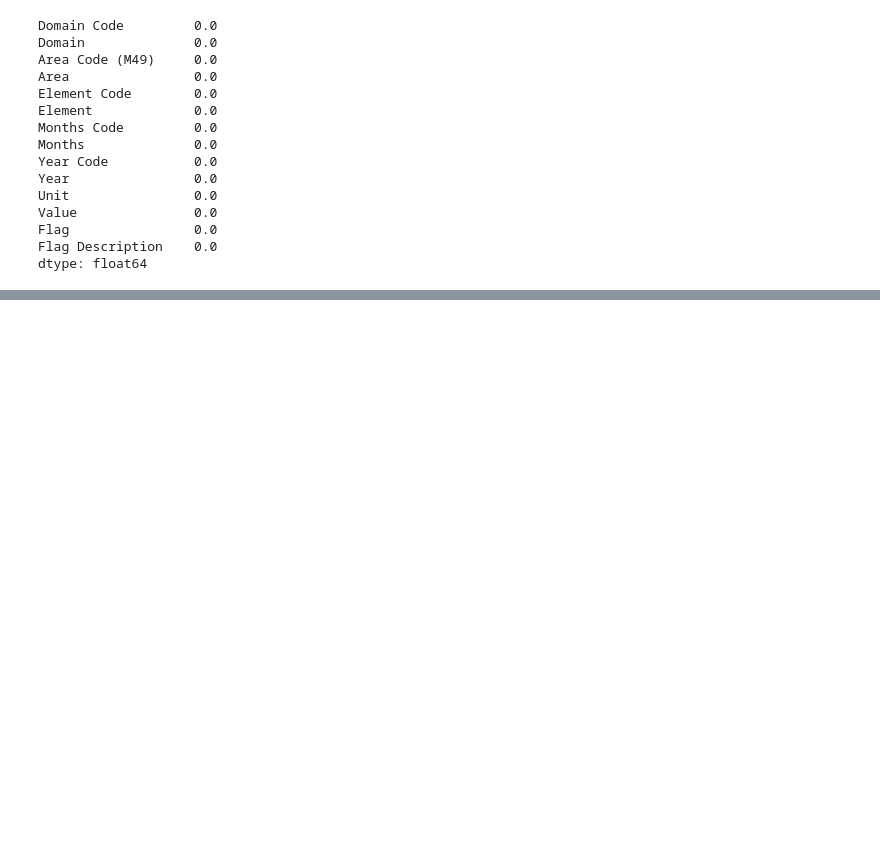
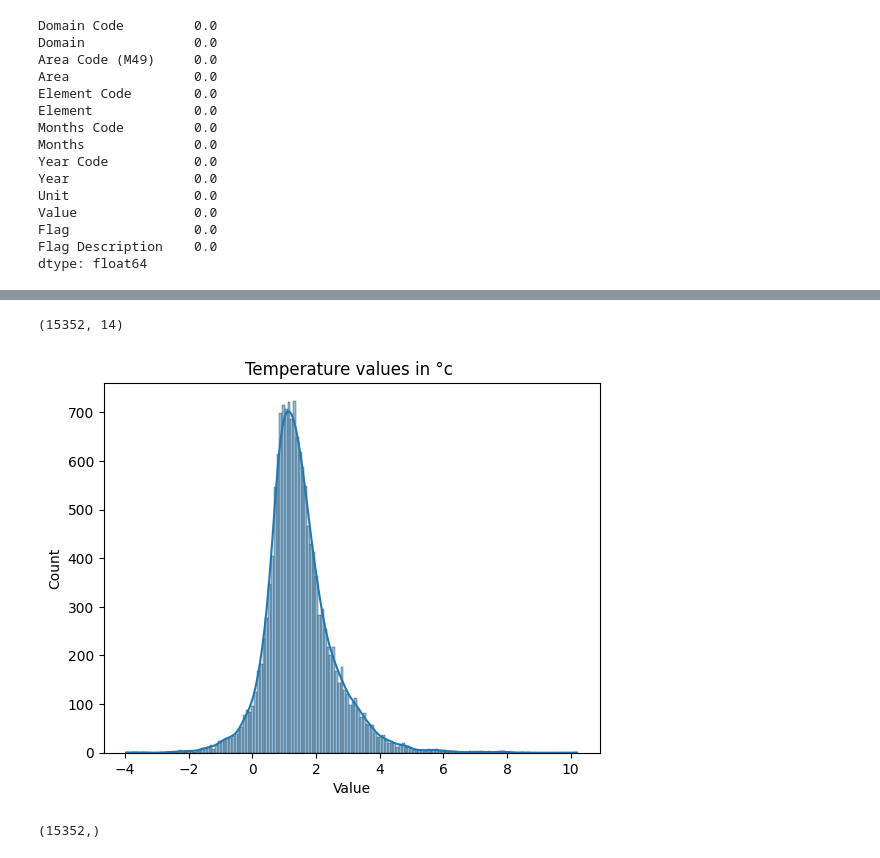
Before and after one commit to JosephRidge/Analysis101, a Jupyter notebook: climate.ipynb, the cells around one changed output, grey strips where cells are left out. Drawn from its saved outputs; the diff is of its cells as text; code cells hidden in the pictures; blank space fills up the shorter version.

```diff
--- a/climate.ipynb
+++ b/climate.ipynb
@@ -165,0 +285,3 @@ dtype: float64
+# %%
+#load
+climate_large_df = pd.read_csv('data/FAOSTAT_data_en_3-11-2026_large.csv')
@@ -165,0 +306,2 @@ dtype: float64
+# %%
+cleaned_climate_large_df = climate_large_df.dropna(axis=0)
@@ -165,0 +326,17 @@ dtype: float64
+# %%
+cleaned_climate_large_df.shape
+# %% [output]
+(15352, 14)
+# %%
+large_values = cleaned_climate_large_df['Value']
+
+# plot
+sns.histplot(large_values, kde=True)
+plt.title("Temperature values in °c ")
+plt.show()
+# %% [output]
+[figure, added]
+# %%
+large_values.shape
+# %% [output]
+(15352,)
```
Also changed, not shown: parts of 21 cells of this notebook, 1 other file.
